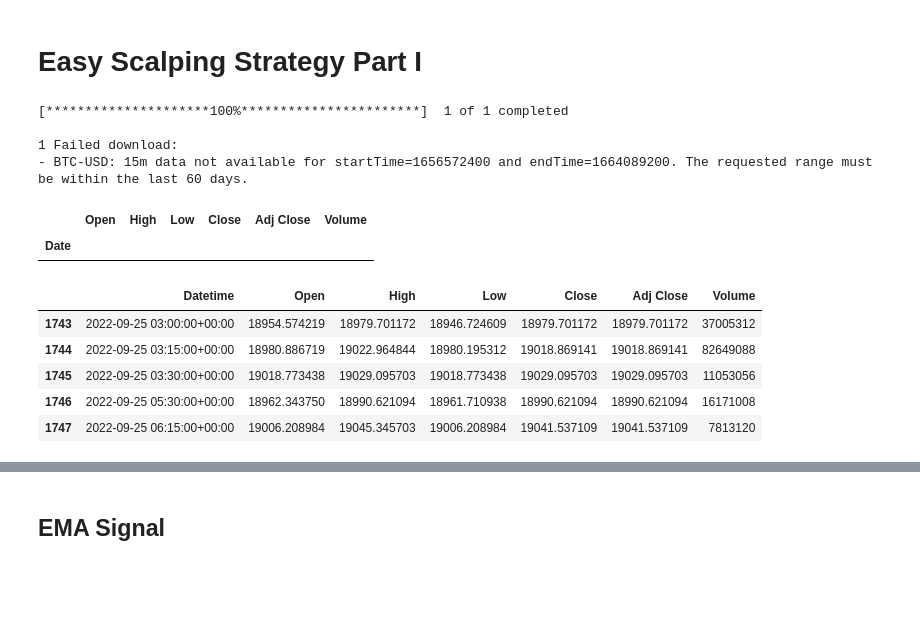
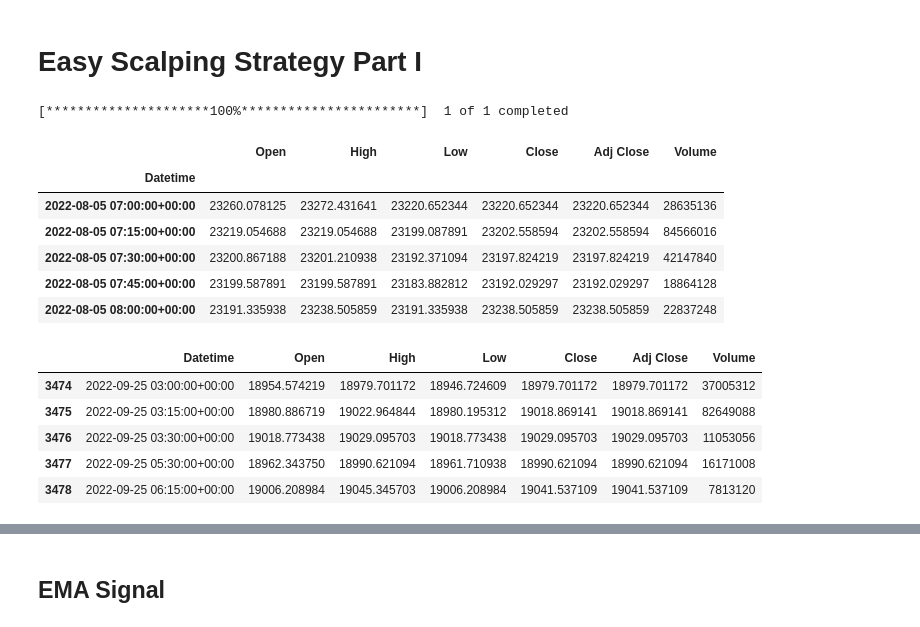
Before and after one commit to Forte42/Trading_Bot_9000, a Jupyter notebook: model_testing/Scalping_ETH.ipynb, the cells around one changed output, grey strips where cells are left out. Saved outputs shown, nothing was run; the diff lists cells and outputs as text; code cells hidden in the pictures; blank space fills up the shorter version.

```diff
--- a/model_testing/Scalping_ETH.ipynb
+++ b/model_testing/Scalping_ETH.ipynb
@@ -3,18 +3,20 @@
 # %%
 import pandas as pd
 # df = pd.read_csv("BTCUSD_Candlestick_15_M_BID_01.10.2019-24.09.2022.csv")
 # df.tail()
 import yfinance as yf
 import pandas_ta as ta
-df = yf.download(tickers = 'BTC-USD', start ="2022-06-30", end = "2022-09-25", interval ='15m')
+df = yf.download(tickers = 'BTC-USD', start ="2022-08-05", end = "2022-09-25", interval ='15m')
 df.head()
 # %% [output]
 [*********************100%***********************]  1 of 1 completed
-
-1 Failed download:
-- BTC-USD: 15m data not available for startTime=1656572400 and endTime=1664089200. The requested range must be within the last 60 days.
 |  | Open | High | Low | Close | Adj Close | Volume |
-| Date |  |  |  |  |  |  |
+| Datetime |  |  |  |  |  |  |
+| 2022-08-05 07:00:00+00:00 | 23260.078125 | 23272.431641 | 23220.652344 | 23220.652344 | 23220.652344 | 28635136 |
+| 2022-08-05 07:15:00+00:00 | 23219.054688 | 23219.054688 | 23199.087891 | 23202.558594 | 23202.558594 | 84566016 |
+| 2022-08-05 07:30:00+00:00 | 23200.867188 | 23201.210938 | 23192.371094 | 23197.824219 | 23197.824219 | 42147840 |
+| 2022-08-05 07:45:00+00:00 | 23199.587891 | 23199.587891 | 23183.882812 | 23192.029297 | 23192.029297 | 18864128 |
+| 2022-08-05 08:00:00+00:00 | 23191.335938 | 23238.505859 | 23191.335938 | 23238.505859 | 23238.505859 | 22837248 |
 # %%
 df=df[df['Volume']!=0]
 df.isna().sum()
@@ -23,11 +25,11 @@ df.reset_index(inplace=True)
 df.tail()
 # %% [output]
 |  | Datetime | Open | High | Low | Close | Adj Close | Volume |
-| 1743 | 2022-09-25 03:00:00+00:00 | 18954.574219 | 18979.701172 | 18946.724609 | 18979.701172 | 18979.701172 | 37005312 |
-| 1744 | 2022-09-25 03:15:00+00:00 | 18980.886719 | 19022.964844 | 18980.195312 | 19018.869141 | 19018.869141 | 82649088 |
-| 1745 | 2022-09-25 03:30:00+00:00 | 19018.773438 | 19029.095703 | 19018.773438 | 19029.095703 | 19029.095703 | 11053056 |
-| 1746 | 2022-09-25 05:30:00+00:00 | 18962.343750 | 18990.621094 | 18961.710938 | 18990.621094 | 18990.621094 | 16171008 |
-| 1747 | 2022-09-25 06:15:00+00:00 | 19006.208984 | 19045.345703 | 19006.208984 | 19041.537109 | 19041.537109 | 7813120 |
+| 3474 | 2022-09-25 03:00:00+00:00 | 18954.574219 | 18979.701172 | 18946.724609 | 18979.701172 | 18979.701172 | 37005312 |
+| 3475 | 2022-09-25 03:15:00+00:00 | 18980.886719 | 19022.964844 | 18980.195312 | 19018.869141 | 19018.869141 | 82649088 |
+| 3476 | 2022-09-25 03:30:00+00:00 | 19018.773438 | 19029.095703 | 19018.773438 | 19029.095703 | 19029.095703 | 11053056 |
+| 3477 | 2022-09-25 05:30:00+00:00 | 18962.343750 | 18990.621094 | 18961.710938 | 18990.621094 | 18990.621094 | 16171008 |
+| 3478 | 2022-09-25 06:15:00+00:00 | 19006.208984 | 19045.345703 | 19006.208984 | 19041.537109 | 19041.537109 | 7813120 |
 # %%
 import pandas_ta as ta
 df["EMA50"] = ta.ema(df.Close, length=50)
```
Also changed, not shown: parts of 16 cells of this notebook, 4 other files.
